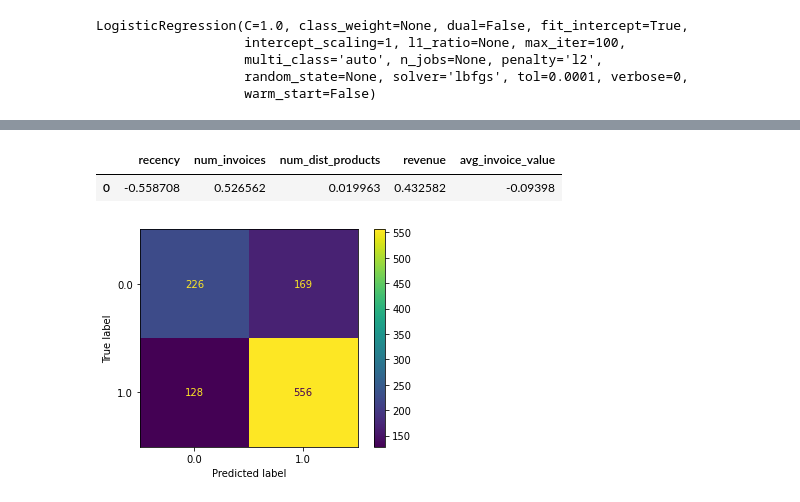
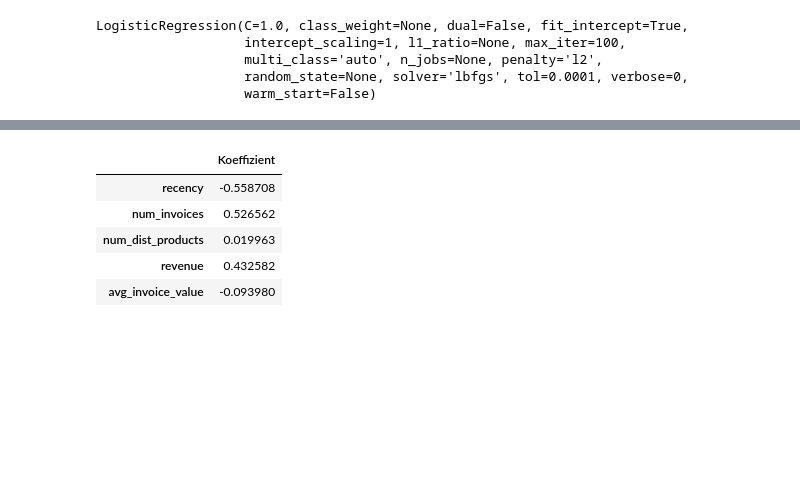
Before and after one commit to datasolut/data-science-tutorials, a Jupyter notebook: Supervised_Learning_01_Klassifikation.ipynb, the cells around one changed output, grey strips where cells are left out. Saved outputs shown, nothing was run; the diff lists cells and outputs as text; code cells hidden in the pictures; blank space fills up the shorter version.

```diff
--- a/Supervised_Learning_01_Klassifikation.ipynb
+++ b/Supervised_Learning_01_Klassifikation.ipynb
@@ -271,9 +279,11 @@ Accuracy Score:
 # %%
-pd.DataFrame(data=lr_model.coef_, columns=X_train.columns)
+# Modellverständnis
+
+pd.DataFrame(data=lr_model.coef_.T, index=X_train.columns, columns=['Koeffizient'])
 # %% [output]
-|  | recency | num_invoices | num_dist_products | revenue | avg_invoice_value |
-| 0 | -0.558708 | 0.526562 | 0.019963 | 0.432582 | -0.09398 |
+|  | Koeffizient |
+| recency | -0.558708 |
+| num_invoices | 0.526562 |
+| num_dist_products | 0.019963 |
+| revenue | 0.432582 |
+| avg_invoice_value | -0.093980 |
-# %%
-plot_confusion_matrix(lr_model, X_test, y_act_test, values_format='d');
-# %% [output]
-[figure, removed]
```
Also changed, not shown: parts of 9 cells of this notebook.
